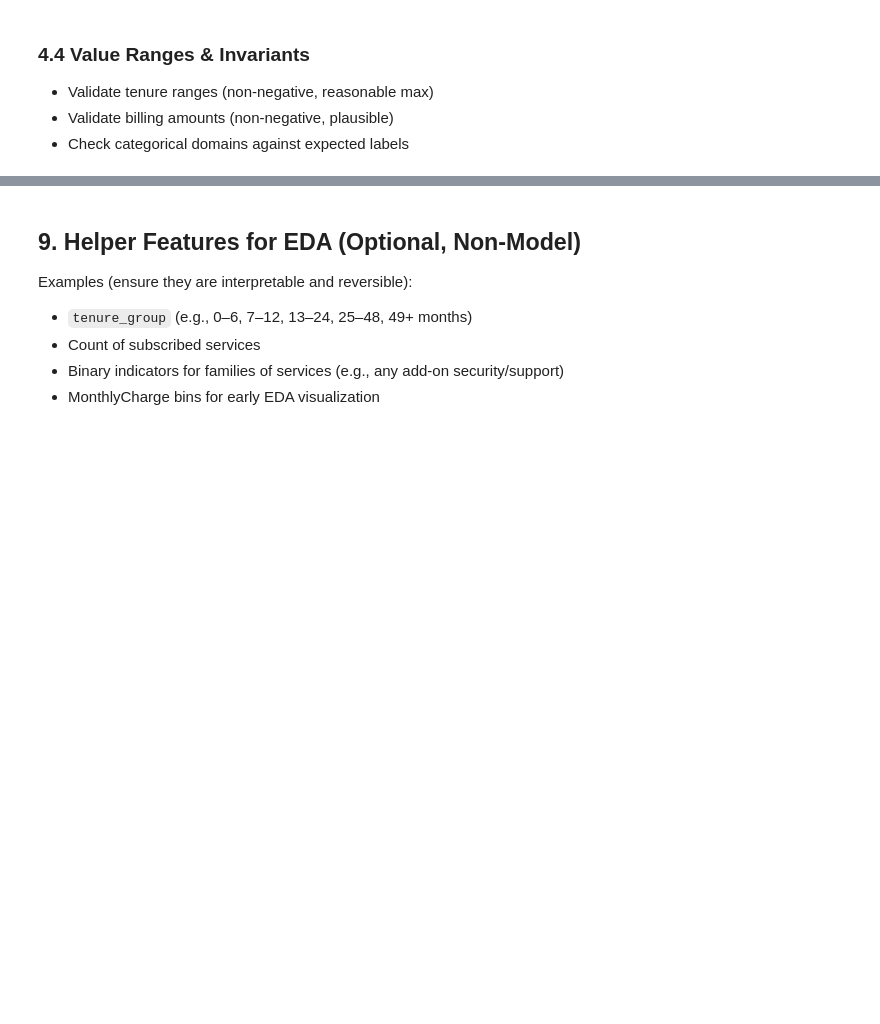
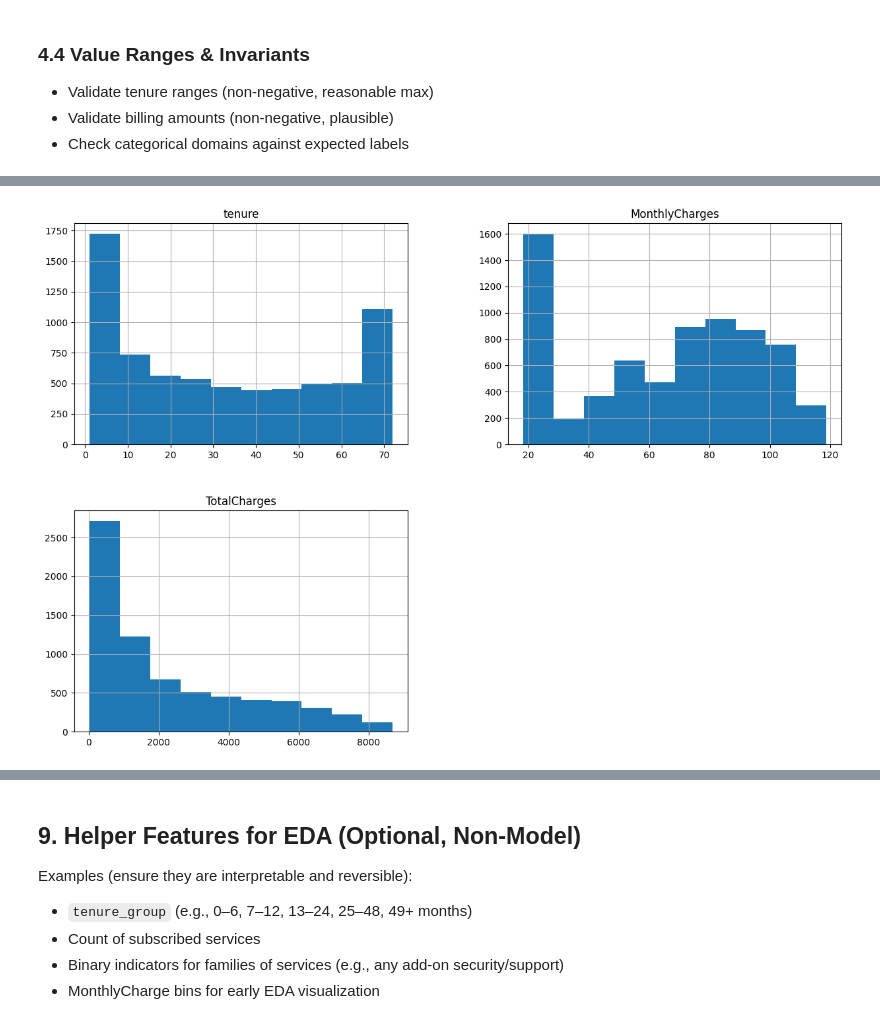
Before and after one commit to amschiltz/springboard_projects, a Jupyter notebook: Capstone_2/notebooks/01_telco_churn_data_wrangling_outline.ipynb, the cells around one changed output, grey strips where cells are left out. Drawn from its saved outputs; the diff is of its cells as text; code cells hidden in the pictures; blank space fills up the shorter version.

```diff
--- a/Capstone_2/notebooks/01_telco_churn_data_wrangling_outline.ipynb
+++ b/Capstone_2/notebooks/01_telco_churn_data_wrangling_outline.ipynb
@@ -267,4 +267,11 @@ Name: count, dtype: int64
 # coerce TotalCharges to numeric
 telco_wrangling['TotalCharges'] = pd.to_numeric(telco_wrangling['TotalCharges'], errors='coerce')
 # %%
-telco_wrangling.select_dtypes('object')
+cat_cols = [
+    'gender', 'SeniorCitizen', 'Partner', 'Dependents', 'PhoneService', 'MultipleLines',
+    'InternetService', 'OnlineSecurity', 'OnlineBackup', 'DeviceProtection',
+    'TechSupport', 'StreamingTV', 'StreamingMovies', 'Contract',
+    'PaperlessBilling', 'PaymentMethod', 'Churn'
+]
+for col in cat_cols:
+    telco_wrangling[col] = telco_wrangling[col].astype('category')
@@ -284,0 +278,3 @@ telco_wrangling.select_dtypes('object')
+# %%
+# convert SeniorCitizen values to Yes/No from 1/0 for clarity
+telco_wrangling['SeniorCitizen'] = telco_wrangling['SeniorCitizen'].map({1: 'Yes', 0: 'No'})
@@ -303,0 +369,3 @@ For each affected column, specify:
+# %%
+# Drop rows with null TotalCharges
+telco_wrangling = telco_wrangling.dropna(subset=['TotalCharges'])
@@ -315,0 +415,7 @@ For each affected column, specify:
+# %%
+# Quick histograms for all numeric columns
+%matplotlib inline
+telco_wrangling.hist(figsize=(15, 10))
+plt.show()
+# %% [output]
+[figure, added]
```
Also changed, not shown: parts of 26 cells of this notebook, 2 other files.
